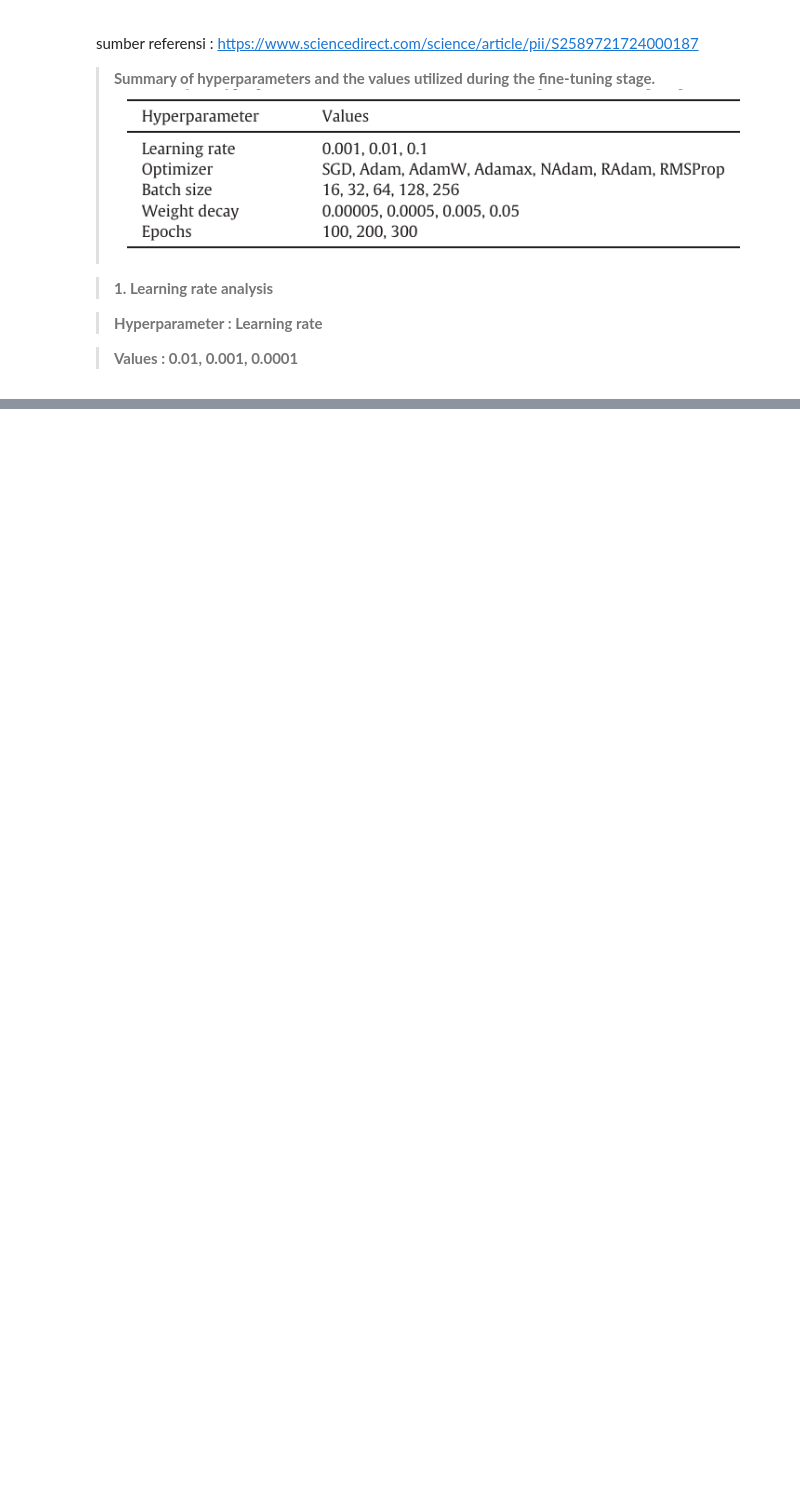
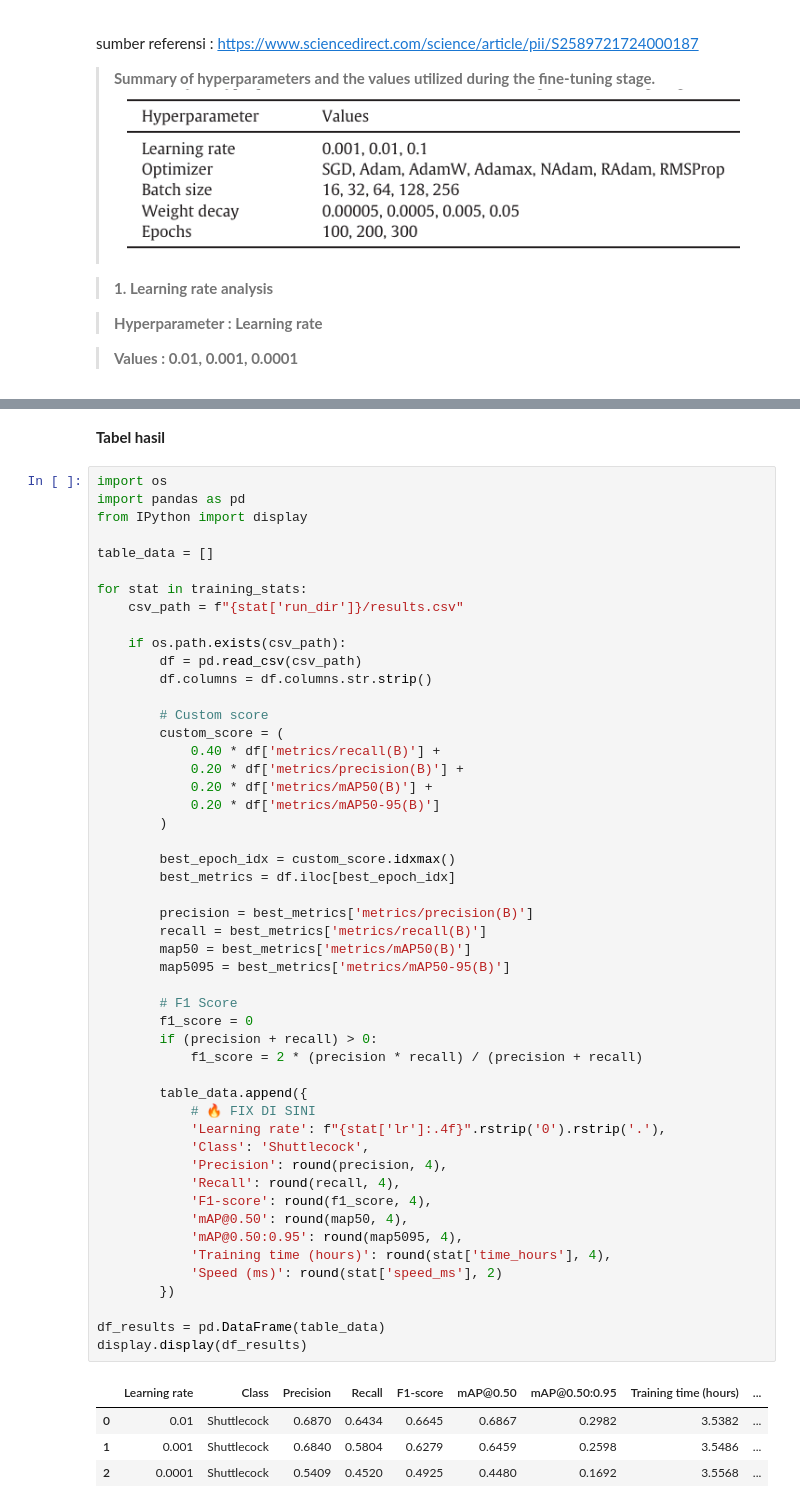
Before and after one commit to Elieser1945/dataframe-kelompok, a Jupyter notebook: learning-rate-analysis.ipynb, the cells around one changed output, grey strips where cells are left out. Saved outputs shown, nothing was run; the diff lists cells and outputs as text; blank space fills up the shorter version.

```diff
--- a/learning-rate-analysis.ipynb
+++ b/learning-rate-analysis.ipynb
@@ -135,0 +158,57 @@ Overriding model.yaml nc=80 with nc=1
+# %% [markdown]
+**Tabel hasil**
+# %%
+import os
+import pandas as pd
+from IPython import display
+
+table_data = []
+
+for stat in training_stats:
+    csv_path = f"{stat['run_dir']}/results.csv"
+
+    if os.path.exists(csv_path):
+        df = pd.read_csv(csv_path)
+        df.columns = df.columns.str.strip()
+
+        # Custom score
+        custom_score = (
+            0.40 * df['metrics/recall(B)'] +
+            0.20 * df['metrics/precision(B)'] +
+            0.20 * df['metrics/mAP50(B)'] +
+            0.20 * df['metrics/mAP50-95(B)']
+        )
+
+        best_epoch_idx = custom_score.idxmax()
+        best_metrics = df.iloc[best_epoch_idx]
+
+        precision = best_metrics['metrics/precision(B)']
+        recall = best_metrics['metrics/recall(B)']
+        map50 = best_metrics['metrics/mAP50(B)']
+        map5095 = best_metrics['metrics/mAP50-95(B)']
+
+        # F1 Score
+        f1_score = 0
+        if (precision + recall) > 0:
+            f1_score = 2 * (precision * recall) / (precision + recall)
+
+        table_data.append({
+            # 🔥 FIX DI SINI
+            'Learning rate': f"{stat['lr']:.4f}".rstrip('0').rstrip('.'),
+            'Class': 'Shuttlecock',
+            'Precision': round(precision, 4),
+            'Recall': round(recall, 4),
+            'F1-score': round(f1_score, 4),
+            'mAP@0.50': round(map50, 4),
+            'mAP@0.50:0.95': round(map5095, 4),
+            'Training time (hours)': round(stat['time_hours'], 4),
+            'Speed (ms)': round(stat['speed_ms'], 2)
+        })
+
+df_results = pd.DataFrame(table_data)
+display.display(df_results)
+# %% [output]
+|  | Learning rate | Class | Precision | Recall | F1-score | mAP@0.50 | mAP@0.50:0.95 | Training time (hours) | ... |
+| 0 | 0.01 | Shuttlecock | 0.6870 | 0.6434 | 0.6645 | 0.6867 | 0.2982 | 3.5382 | ... |
+| 1 | 0.001 | Shuttlecock | 0.6840 | 0.5804 | 0.6279 | 0.6459 | 0.2598 | 3.5486 | ... |
+| 2 | 0.0001 | Shuttlecock | 0.5409 | 0.4520 | 0.4925 | 0.4480 | 0.1692 | 3.5568 | ... |
```
Also changed, not shown: parts of 19 cells of this notebook.
